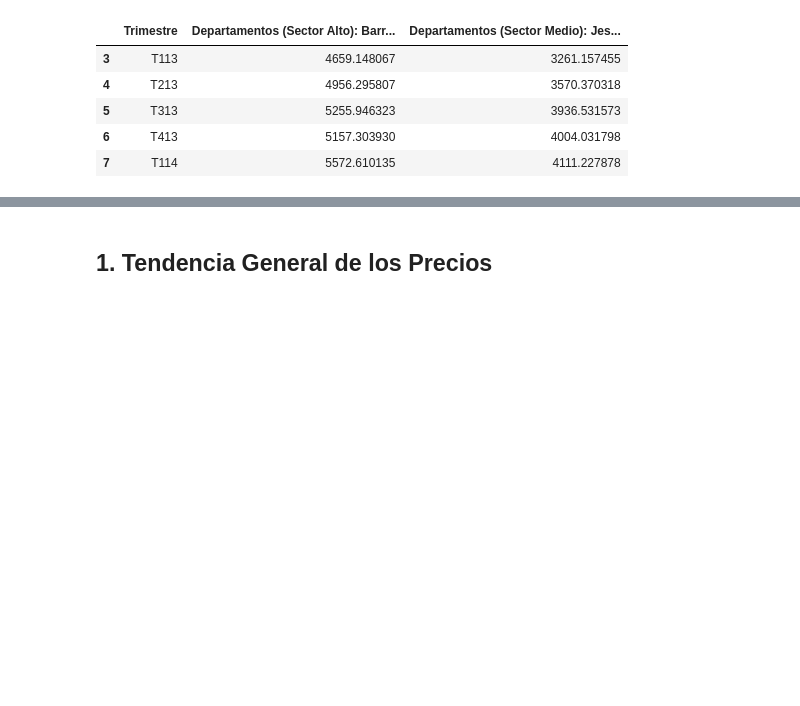
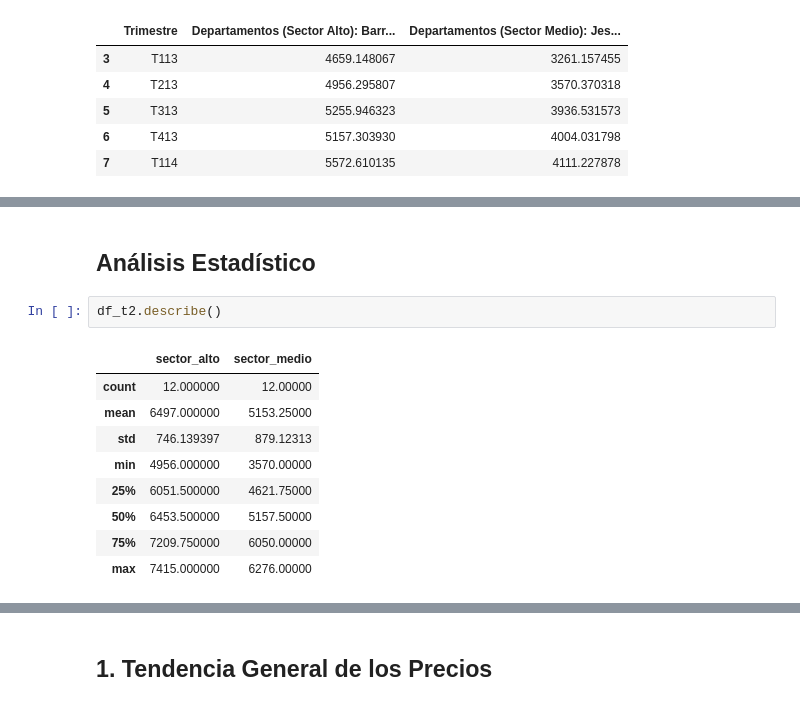
Before and after one commit to WLozanoH/prueba, a Jupyter notebook: price_of_Departments.ipynb, the cells around one changed output, grey strips where cells are left out. Drawn from its saved outputs; the diff is of its cells as text; blank space fills up the shorter version.

```diff
--- a/price_of_Departments.ipynb
+++ b/price_of_Departments.ipynb
@@ -67,3 +79,17 @@ df_t2.head()
 | 2015-01-01 | 6011 | 4420 |
 | 2016-01-01 | 6091 | 4689 |
 | 2017-01-01 | 6371 | 4793 |
+# %% [markdown]
+##  Análisis Estadístico
+# %%
+df_t2.describe()
+# %% [output]
+|  | sector_alto | sector_medio |
+| count | 12.000000 | 12.00000 |
+| mean | 6497.000000 | 5153.25000 |
+| std | 746.139397 | 879.12313 |
+| min | 4956.000000 | 3570.00000 |
+| 25% | 6051.500000 | 4621.75000 |
+| 50% | 6453.500000 | 5157.50000 |
+| 75% | 7209.750000 | 6050.00000 |
+| max | 7415.000000 | 6276.00000 |
```
Also changed, not shown: parts of 14 cells of this notebook.
